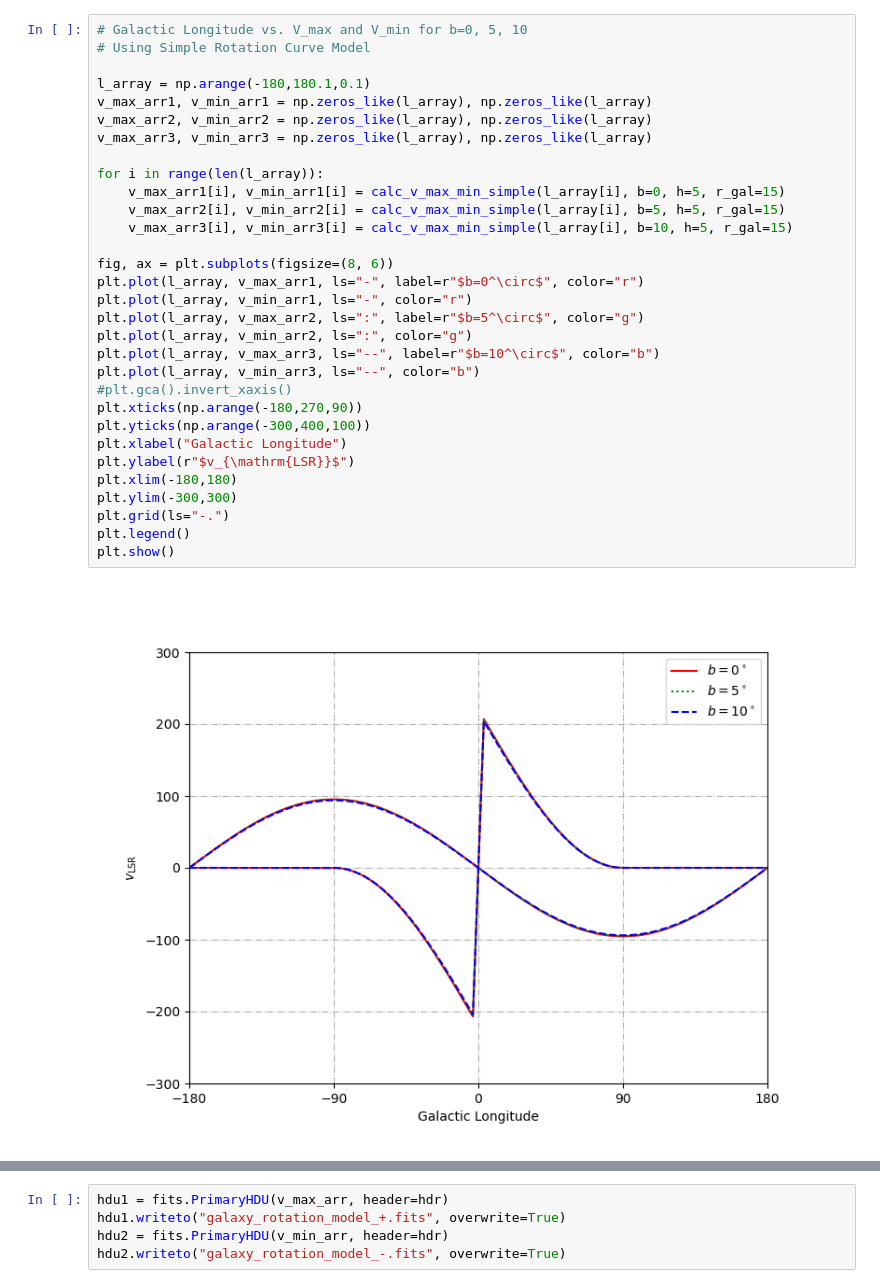
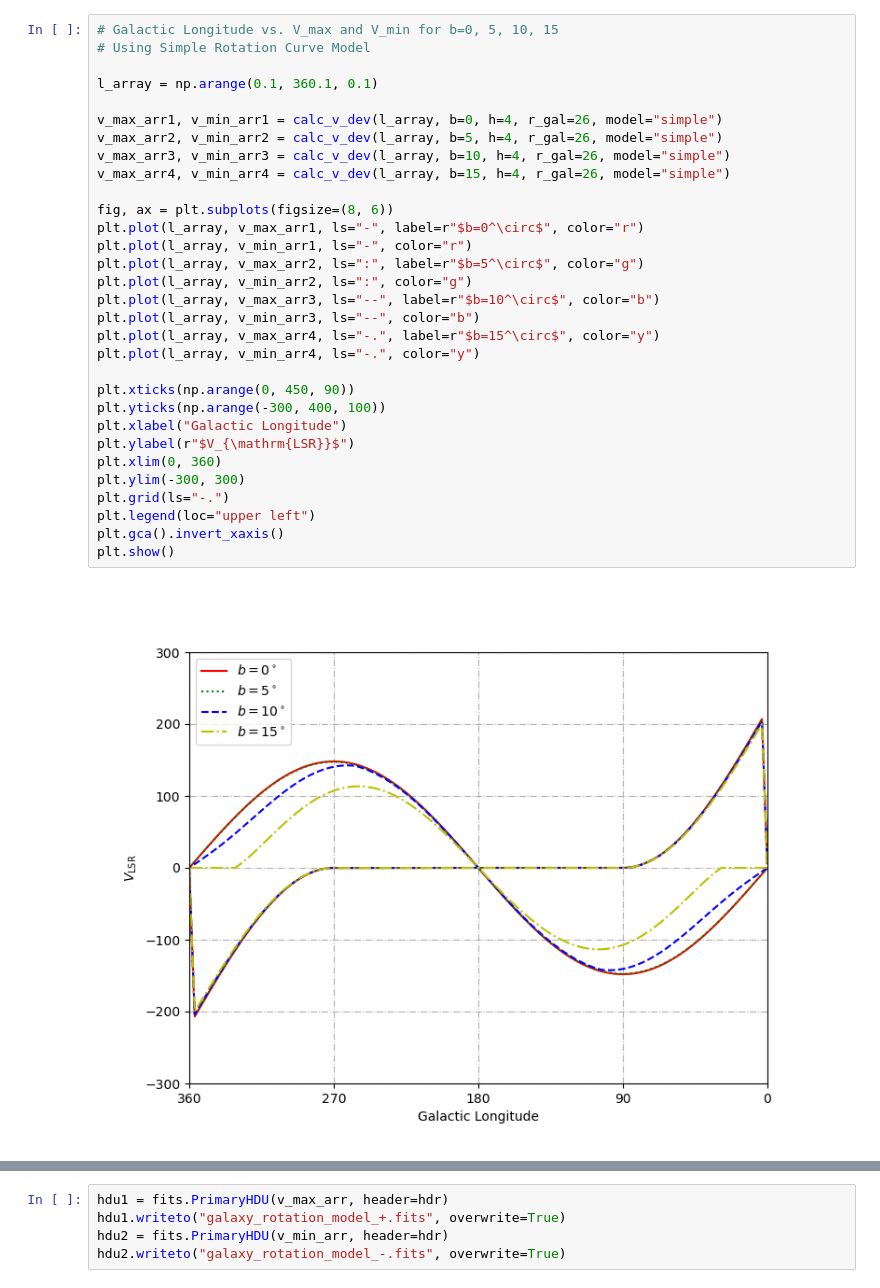
Before and after one commit to Firestar-Reimu/HVC-catalog, a Jupyter notebook: Galaxy Rotation Model/Galaxy Rotation Model.ipynb, the cells around one changed output, grey strips where cells are left out. Drawn from its saved outputs; the diff is of its cells as text.

```diff
--- a/Galaxy Rotation Model/Galaxy Rotation Model.ipynb
+++ b/Galaxy Rotation Model/Galaxy Rotation Model.ipynb
@@ -544,33 +81,33 @@ plt.show()
 # %%
-# Galactic Longitude vs. V_max and V_min for b=0, 5, 10
+# Galactic Longitude vs. V_max and V_min for b=0, 5, 10, 15
 # Using Simple Rotation Curve Model
 
-l_array = np.arange(-180,180.1,0.1)
-v_max_arr1, v_min_arr1 = np.zeros_like(l_array), np.zeros_like(l_array)
-v_max_arr2, v_min_arr2 = np.zeros_like(l_array), np.zeros_like(l_array)
-v_max_arr3, v_min_arr3 = np.zeros_like(l_array), np.zeros_like(l_array)
+l_array = np.arange(0.1, 360.1, 0.1)
 
-for i in range(len(l_array)):
-    v_max_arr1[i], v_min_arr1[i] = calc_v_max_min_simple(l_array[i], b=0, h=5, r_gal=15)
-    v_max_arr2[i], v_min_arr2[i] = calc_v_max_min_simple(l_array[i], b=5, h=5, r_gal=15)
-    v_max_arr3[i], v_min_arr3[i] = calc_v_max_min_simple(l_array[i], b=10, h=5, r_gal=15)
+v_max_arr1, v_min_arr1 = calc_v_dev(l_array, b=0, h=4, r_gal=26, model="simple")
+v_max_arr2, v_min_arr2 = calc_v_dev(l_array, b=5, h=4, r_gal=26, model="simple")
+v_max_arr3, v_min_arr3 = calc_v_dev(l_array, b=10, h=4, r_gal=26, model="simple")
+v_max_arr4, v_min_arr4 = calc_v_dev(l_array, b=15, h=4, r_gal=26, model="simple")
 
 fig, ax = plt.subplots(figsize=(8, 6))
 plt.plot(l_array, v_max_arr1, ls="-", label=r"$b=0^\circ$", color="r")
 plt.plot(l_array, v_min_arr1, ls="-", color="r")
 plt.plot(l_array, v_max_arr2, ls=":", label=r"$b=5^\circ$", color="g")
 plt.plot(l_array, v_min_arr2, ls=":", color="g")
 plt.plot(l_array, v_max_arr3, ls="--", label=r"$b=10^\circ$", color="b")
 plt.plot(l_array, v_min_arr3, ls="--", color="b")
-#plt.gca().invert_xaxis()
-plt.xticks(np.arange(-180,270,90))
-plt.yticks(np.arange(-300,400,100))
+plt.plot(l_array, v_max_arr4, ls="-.", label=r"$b=15^\circ$", color="y")
+plt.plot(l_array, v_min_arr4, ls="-.", color="y")
+
+plt.xticks(np.arange(0, 450, 90))
+plt.yticks(np.arange(-300, 400, 100))
 plt.xlabel("Galactic Longitude")
-plt.ylabel(r"$v_{\mathrm{LSR}}$")
-plt.xlim(-180,180)
-plt.ylim(-300,300)
+plt.ylabel(r"$V_{\mathrm{LSR}}$")
+plt.xlim(0, 360)
+plt.ylim(-300, 300)
 plt.grid(ls="-.")
-plt.legend()
+plt.legend(loc="upper left")
+plt.gca().invert_xaxis()
 plt.show()
 # %% [output]
-[figure, old version]
+[figure, new version]
```
Also changed, not shown: parts of 20 cells of this notebook, 37 other files.
